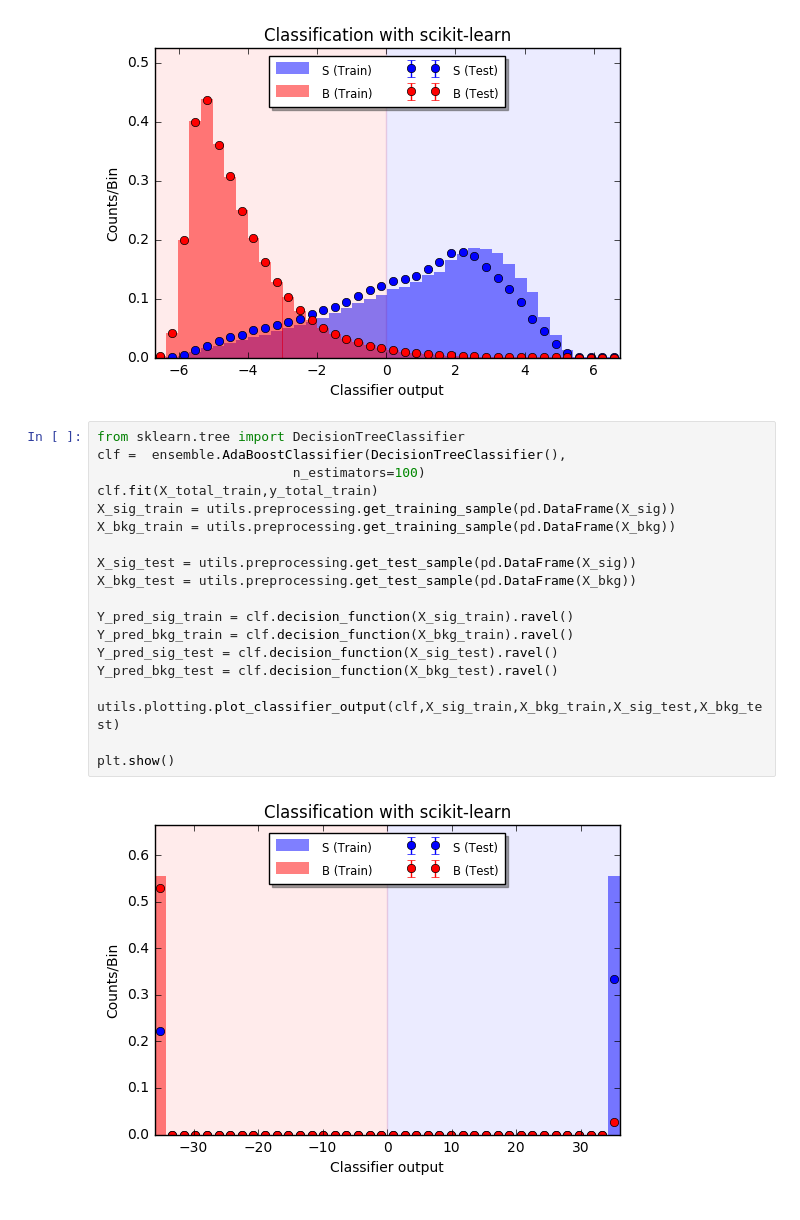
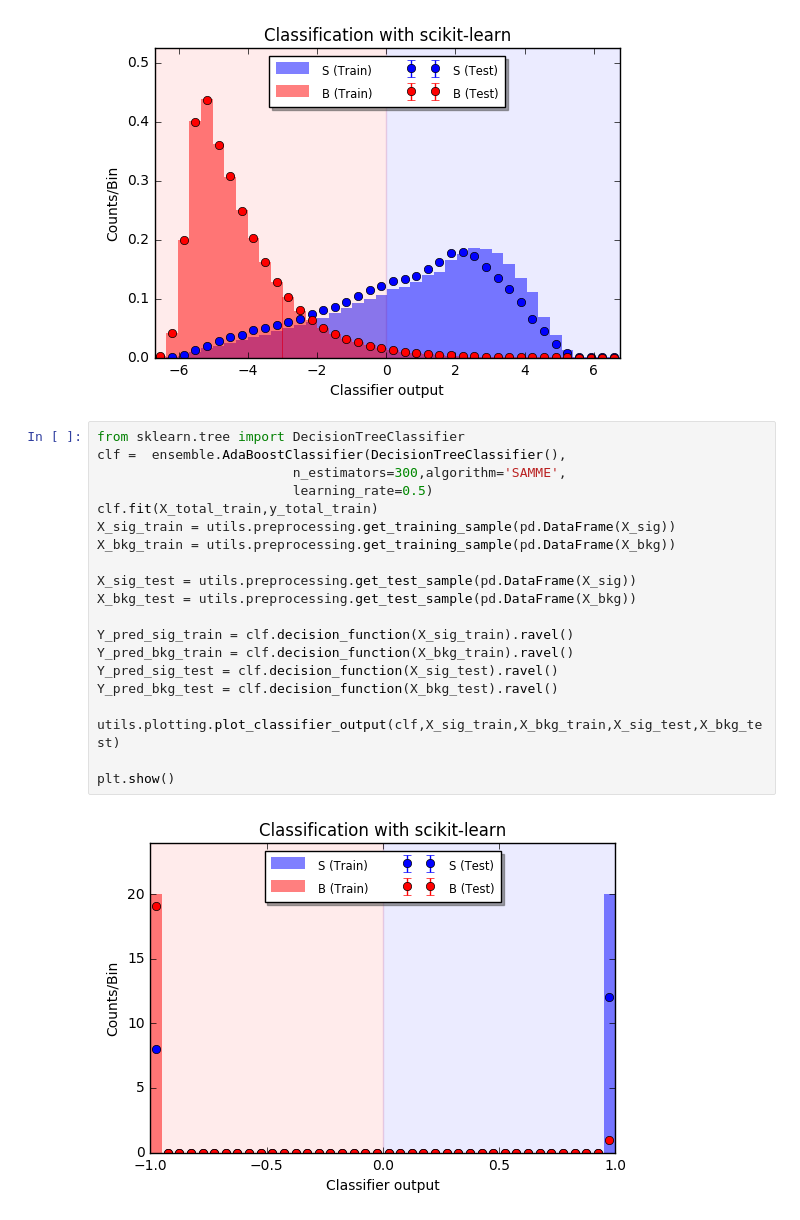
Before and after one commit to michelif/HHbbgg_ETH, a Jupyter notebook: Training/notebooks/trainMVAHHbbgg.ipynb, the cells around one changed output. Saved outputs shown, nothing was run; the diff lists cells and outputs as text.

```diff
--- a/Training/notebooks/trainMVAHHbbgg.ipynb
+++ b/Training/notebooks/trainMVAHHbbgg.ipynb
@@ -146,24 +145,25 @@ plt.show()
 # %%
 from sklearn.tree import DecisionTreeClassifier
 clf =  ensemble.AdaBoostClassifier(DecisionTreeClassifier(),
-                         n_estimators=100)
+                         n_estimators=300,algorithm='SAMME',
+                         learning_rate=0.5)
 clf.fit(X_total_train,y_total_train)
 X_sig_train = utils.preprocessing.get_training_sample(pd.DataFrame(X_sig))
 X_bkg_train = utils.preprocessing.get_training_sample(pd.DataFrame(X_bkg))
 
 X_sig_test = utils.preprocessing.get_test_sample(pd.DataFrame(X_sig))
 X_bkg_test = utils.preprocessing.get_test_sample(pd.DataFrame(X_bkg))
 
 Y_pred_sig_train = clf.decision_function(X_sig_train).ravel()
 Y_pred_bkg_train = clf.decision_function(X_bkg_train).ravel()
 Y_pred_sig_test = clf.decision_function(X_sig_test).ravel()
 Y_pred_bkg_test = clf.decision_function(X_bkg_test).ravel()
 
 utils.plotting.plot_classifier_output(clf,X_sig_train,X_bkg_train,X_sig_test,X_bkg_test)
 
 plt.show()
 # %% [output]
-[figure, old version]
+[figure, new version]
 # %%
 print Y_pred_sig_train
 print Y_pred_bkg_train
```
Also changed, not shown: parts of 7 cells of this notebook, 1 other file.
